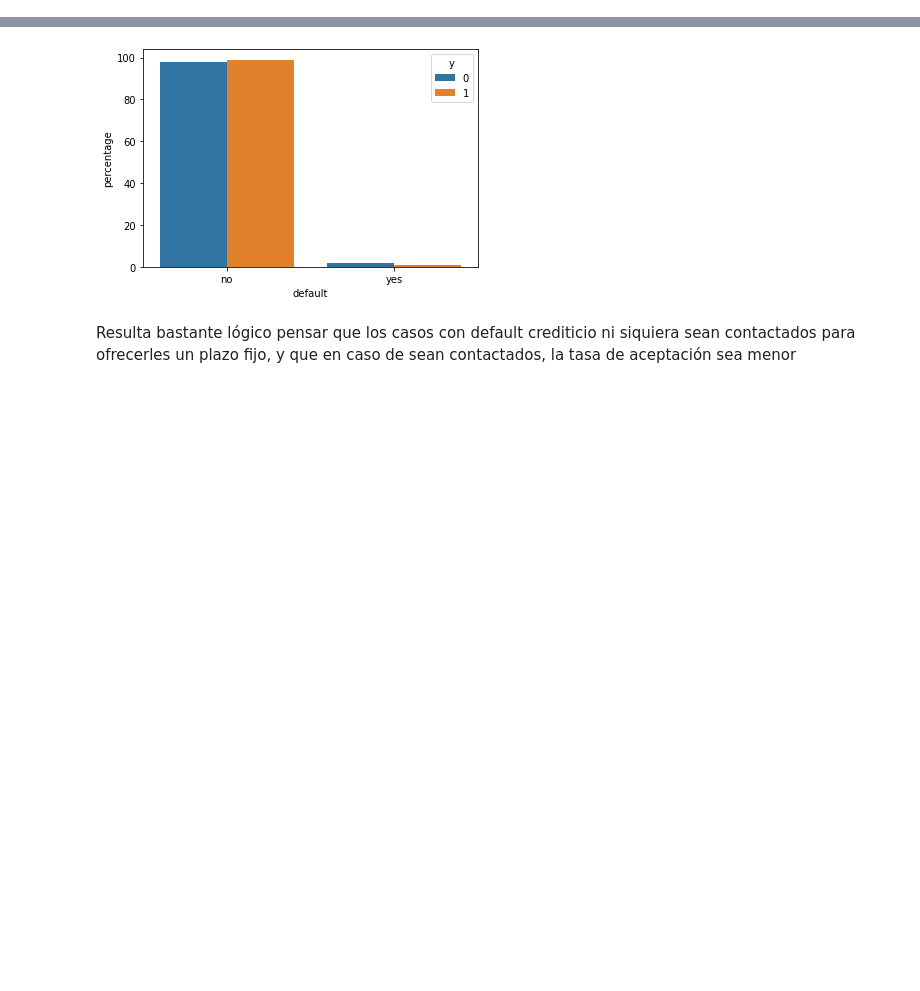
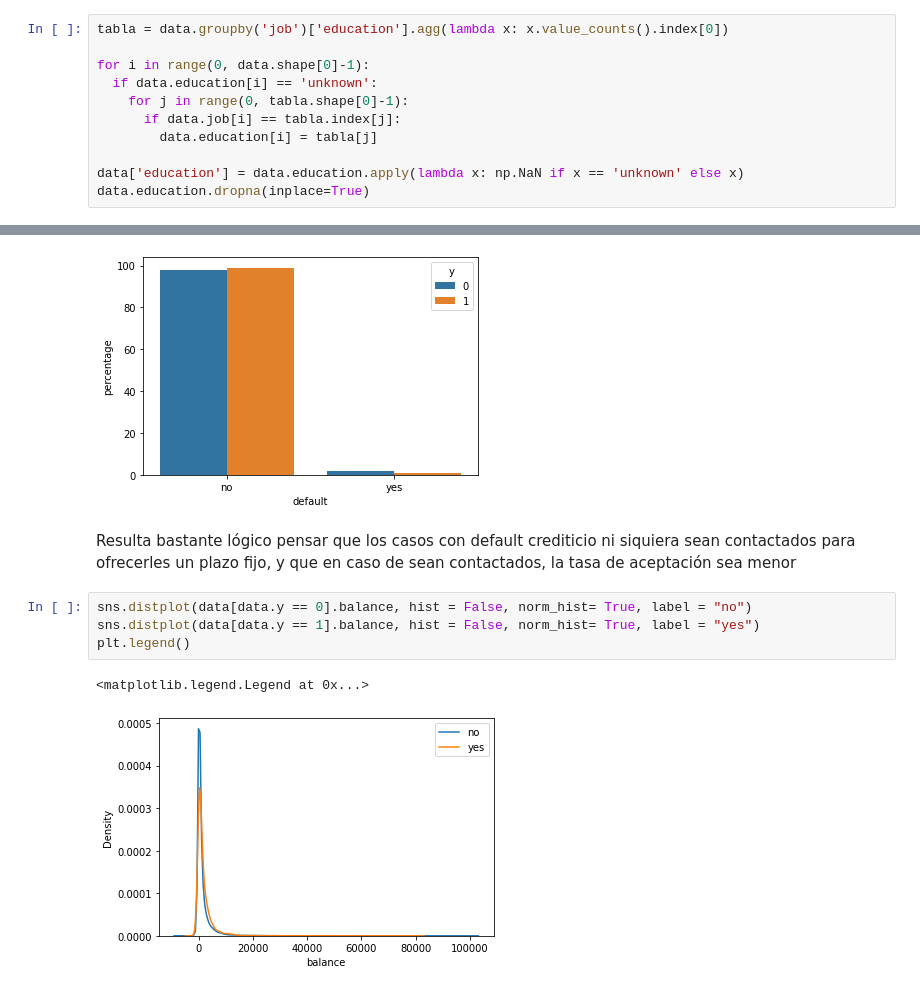
Before and after one commit to franfasan1/DH_G8_desafio3, a Jupyter notebook: notebook_desafio.ipynb, the cells around one changed output, grey strips where cells are left out. Saved outputs shown, nothing was run; the diff lists cells and outputs as text; blank space fills up the shorter version.

```diff
--- a/notebook_desafio.ipynb
+++ b/notebook_desafio.ipynb
@@ -83,3 +94,14 @@ sns.barplot(x = 'education', y = 'percentage', hue = 'y', data = a)
+# %%
+tabla = data.groupby('job')['education'].agg(lambda x: x.value_counts().index[0])
+
+for i in range(0, data.shape[0]-1):
+  if data.education[i] == 'unknown':
+    for j in range(0, tabla.shape[0]-1):
+      if data.job[i] == tabla.index[j]:
+        data.education[i] = tabla[j]
+
+data['education'] = data.education.apply(lambda x: np.NaN if x == 'unknown' else x)
+data.education.dropna(inplace=True)
 # %% [markdown]
 A priori parece algo razonable pensar que las personas con mayor nivel educativo son mas propensos a realizar depósitos a plazo fijo, tal vez pueda ser que su excedente monetario sea mayor que en el resto de los casos o porque tienen mayor educación financiera. Se ven un pequeño porcentaje de *unkowns* que representan valores nulos y deberíamos imputarlos o removerlos
 # %%
@@ -90,3 +112,10 @@ sns.barplot(x = 'default', y = 'percentage', hue = 'y', data = a)
 [figure]
 # %% [markdown]
 Resulta bastante lógico pensar que los casos con default crediticio ni siquiera sean contactados para ofrecerles un plazo fijo, y que en caso de sean contactados, la tasa de aceptación sea menor
+# %%
+sns.distplot(data[data.y == 0].balance, hist = False, norm_hist= True, label = "no")
+sns.distplot(data[data.y == 1].balance, hist = False, norm_hist= True, label = "yes")
+plt.legend()
+# %% [output]
+<matplotlib.legend.Legend at 0x...>
+[figure, added]
```
Also changed, not shown: parts of 38 cells of this notebook.
